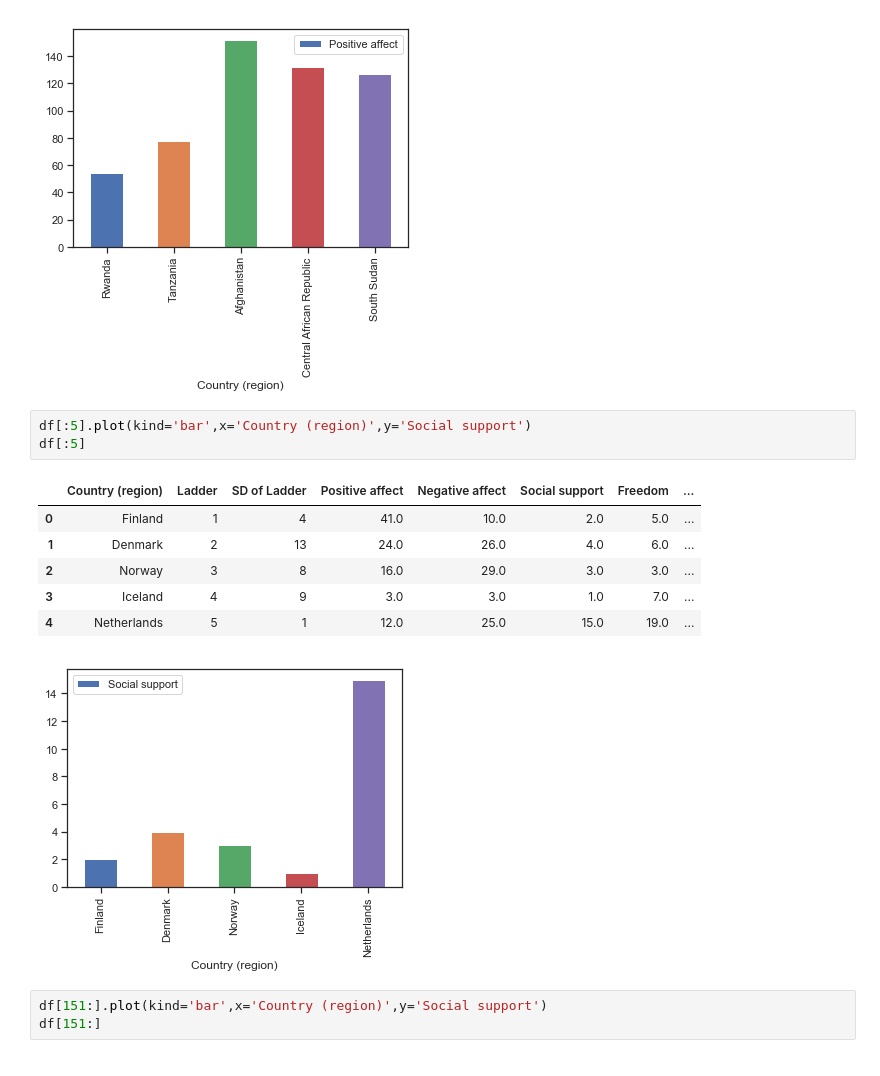
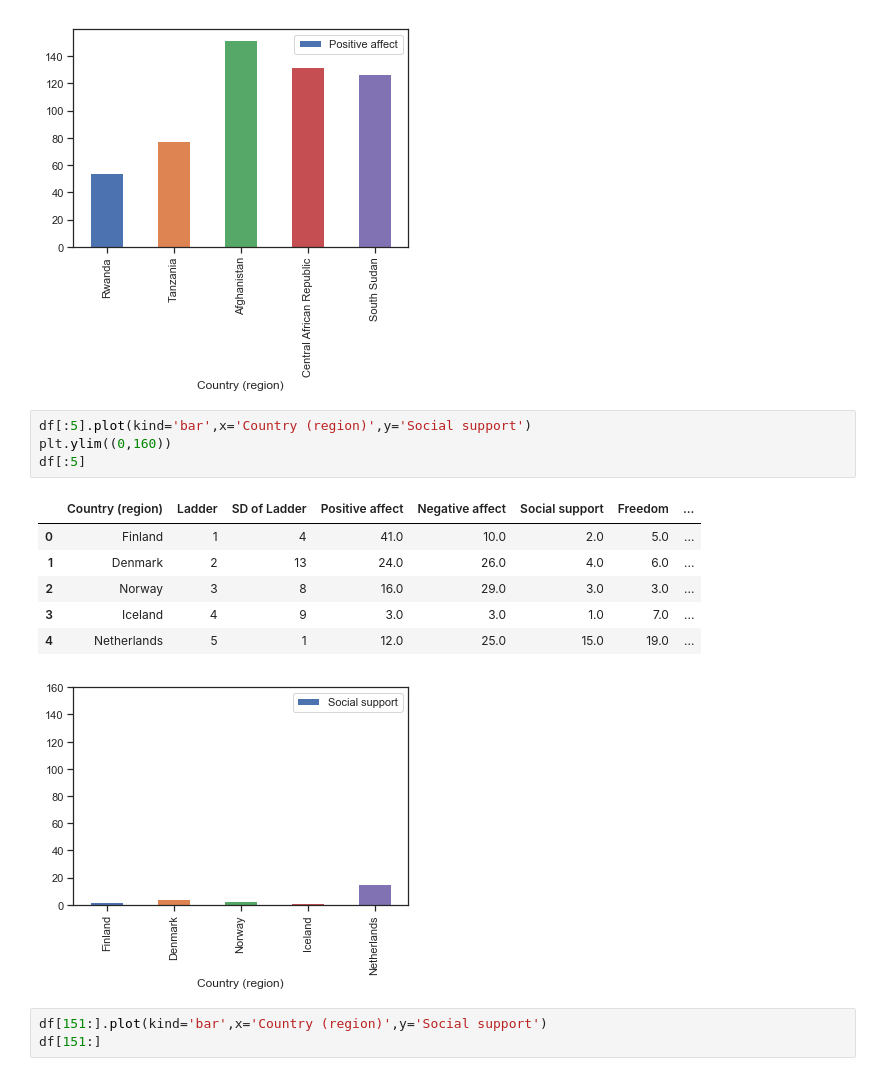
Before and after one commit to irenebratsis/Thinkful, a Jupyter notebook: WorldHappiness.ipynb, the cells around one changed output. Drawn from its saved outputs; the diff is of its cells as text.

```diff
--- a/WorldHappiness.ipynb
+++ b/WorldHappiness.ipynb
@@ -308,15 +310,16 @@ df[151:]
 [figure]
 # %%
 df[:5].plot(kind='bar',x='Country (region)',y='Social support')
+plt.ylim((0,160))
 df[:5]
 # %% [output]
 |  | Country (region) | Ladder | SD of Ladder | Positive affect | Negative affect | Social support | Freedom | ... |
 | 0 | Finland | 1 | 4 | 41.0 | 10.0 | 2.0 | 5.0 | ... |
 | 1 | Denmark | 2 | 13 | 24.0 | 26.0 | 4.0 | 6.0 | ... |
 | 2 | Norway | 3 | 8 | 16.0 | 29.0 | 3.0 | 3.0 | ... |
 | 3 | Iceland | 4 | 9 | 3.0 | 3.0 | 1.0 | 7.0 | ... |
 | 4 | Netherlands | 5 | 1 | 12.0 | 25.0 | 15.0 | 19.0 | ... |
-[figure, old version]
+[figure, new version]
 # %%
 df[151:].plot(kind='bar',x='Country (region)',y='Social support')
 df[151:]
```
Also changed, not shown: parts of 5 cells of this notebook.
